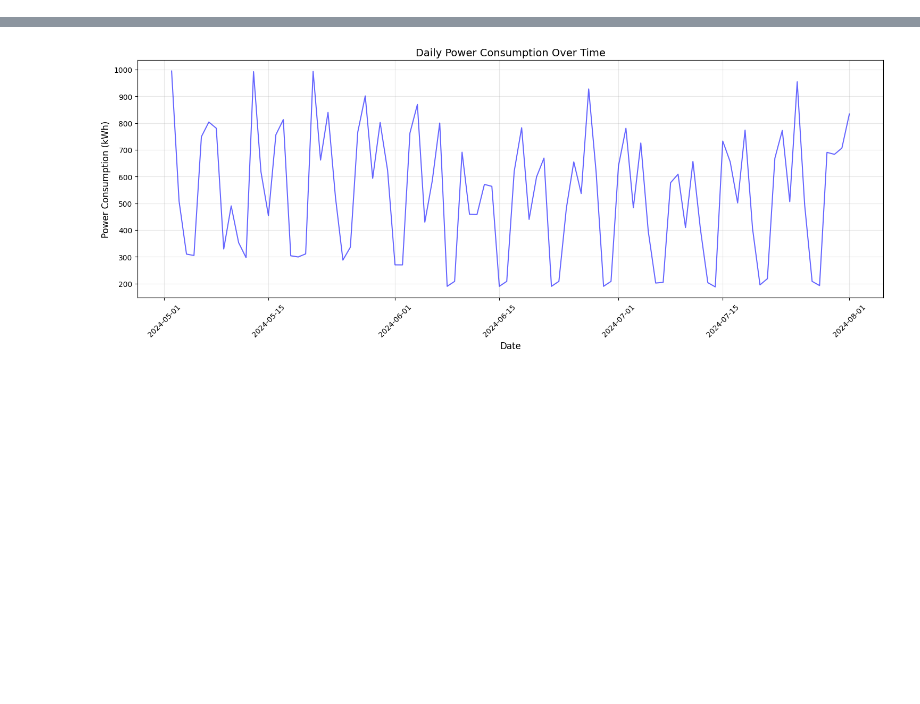
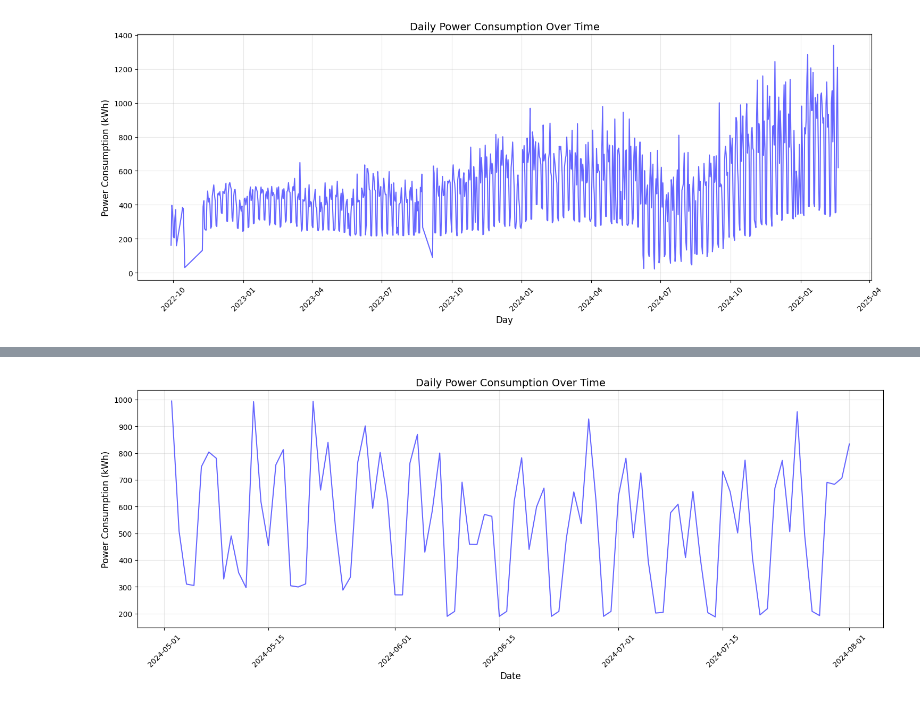
Before and after one commit to youssefelh12/Slim-laden-voorspellingen-en-optimalisatie-van-laadprofielen-op-basis-van-energie--en-voertuigdata, a Jupyter notebook: cleaning.ipynb, the cells around one changed output, grey strips where cells are left out. Drawn from its saved outputs; the diff is of its cells as text; code cells hidden in the pictures; blank space fills up the shorter version.

```diff
--- a/cleaning.ipynb
+++ b/cleaning.ipynb
@@ -90,0 +12,24 @@ df_final.to_csv('api_data/daily_cleaned.csv')
+# %%
+import pandas as pd
+import numpy as np
+
+# Load the data
+df = pd.read_csv('api_data/aggregated_daily_measurements.csv')
+df.set_index("Day", inplace=True)
+df.index = pd.to_datetime(df.index)
+
+# Combine solar and grid readings, excluding solar before June 2024
+df['Total_consumption'] = df['Grid Organi lbc']
+
+
+plt.figure(figsize=(15, 6))
+plt.plot(df.index, df['Total_consumption'], color='blue', alpha=0.6)
+plt.title('Daily Power Consumption Over Time', fontsize=14)
+plt.xlabel('Day', fontsize=12)
+plt.ylabel('Power Consumption (kWh)', fontsize=12)
+plt.grid(True, alpha=0.3)
+plt.xticks(rotation=45)
+plt.tight_layout()
+plt.show()
+# %% [output]
+[figure, added]
```
Also changed, not shown: parts of 7 cells of this notebook, 38 other files.
